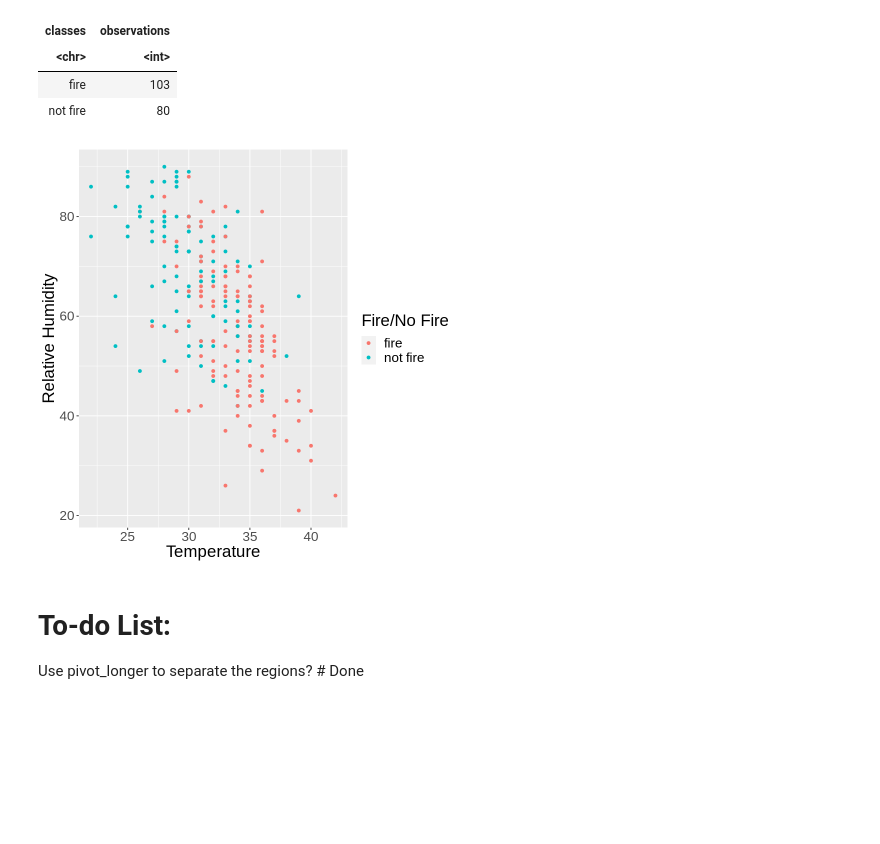
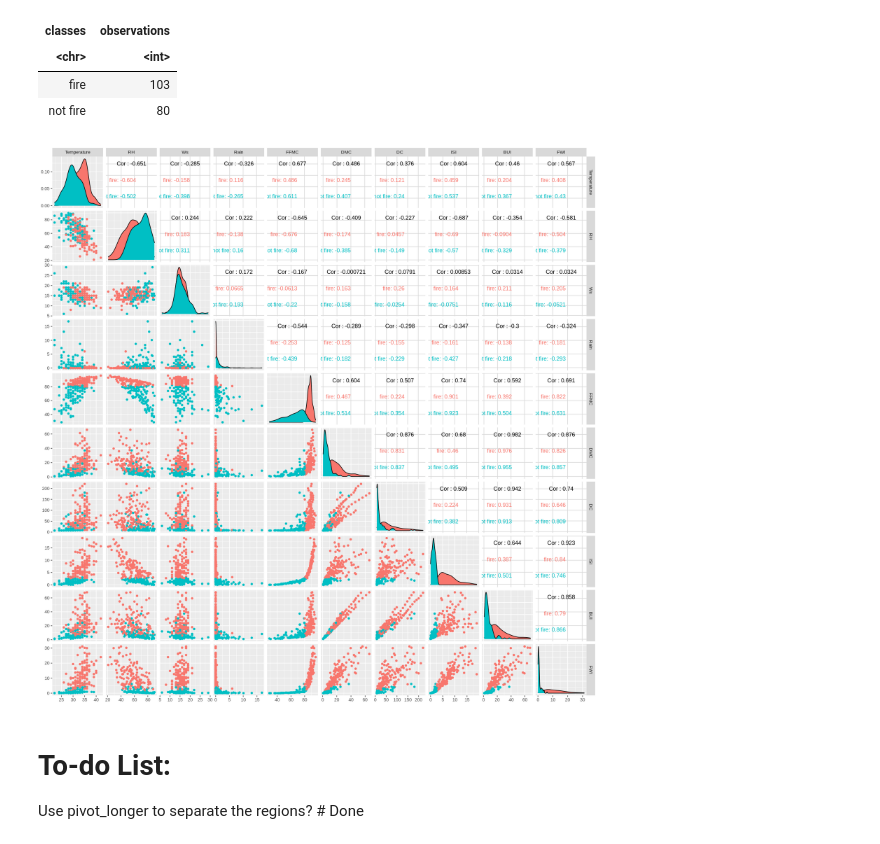
Before and after one commit to AKNeyugn/dsci100-002-group9-project, a Jupyter notebook: project_proposal.ipynb, the cells around one changed output. Cells and saved outputs as stored; diff of their text form; code cells hidden in the pictures; blank space fills up the shorter version.

```diff
--- a/project_proposal.ipynb
+++ b/project_proposal.ipynb
@@ -107,13 +114,13 @@ bajaia_data_all["Region"] <- bajaia_region
 sidi_data_all["Region"] <- sidi_region
 
 # Select Temperature, RH, Classes and Region columns
-bajaia_selected <- bajaia_data_all %>%
-    select(Region, Temperature, RH, Classes)
-sidi_selected <- sidi_data_all %>%
-    select(Region, Temperature, RH, Classes)
+# bajaia_selected <- bajaia_data_all %>%
+#     select(Region, Temperature, RH, Classes)
+# sidi_selected <- sidi_data_all %>%
+#     select(Region, Temperature, RH, Classes)
 
 # Combine Bajaia and Sidi-Bel Abbes data frames
-fire_data <- rbind(bajaia_selected, sidi_selected)
+fire_data <- rbind(bajaia_data_all, sidi_data_all)
 
 # Split data into training and testing sets
 fire_split <- initial_split(fire_data, prop = 0.75, strata = Classes)
@@ -193,15 +200,20 @@ A tibble: 2 × 2
 # %%
 ###
 #   Step 4: Visualize data from training dataset
 ###
 
 temp_rh_plot <- ggplot (fire_data, aes(x = Temperature, y = RH, color = Classes)) +
                     geom_point() +
                     labs(x = "Temperature", y = "Relative Humidity", color = "Fire/No Fire") +
                     theme(text = element_text(size = 20))
-temp_rh_plot #A plot showing how the variables are related
+# temp_rh_plot #A plot showing how the variables are related
+
+# Plot each variables against each other
+options(repr.plot.height = 15, repr.plot.width = 15)
+variables_all_plot <- ggpairs(fire_data, columns = 4:13, aes(color = Classes))
+variables_all_plot
 # %% [output]
-[figure, old version]
+[figure, new version]
 # %% [markdown]
 # To-do List:
 Use pivot_longer to separate the regions? # Done
```
Also changed, not shown: parts of 3 cells of this notebook.
